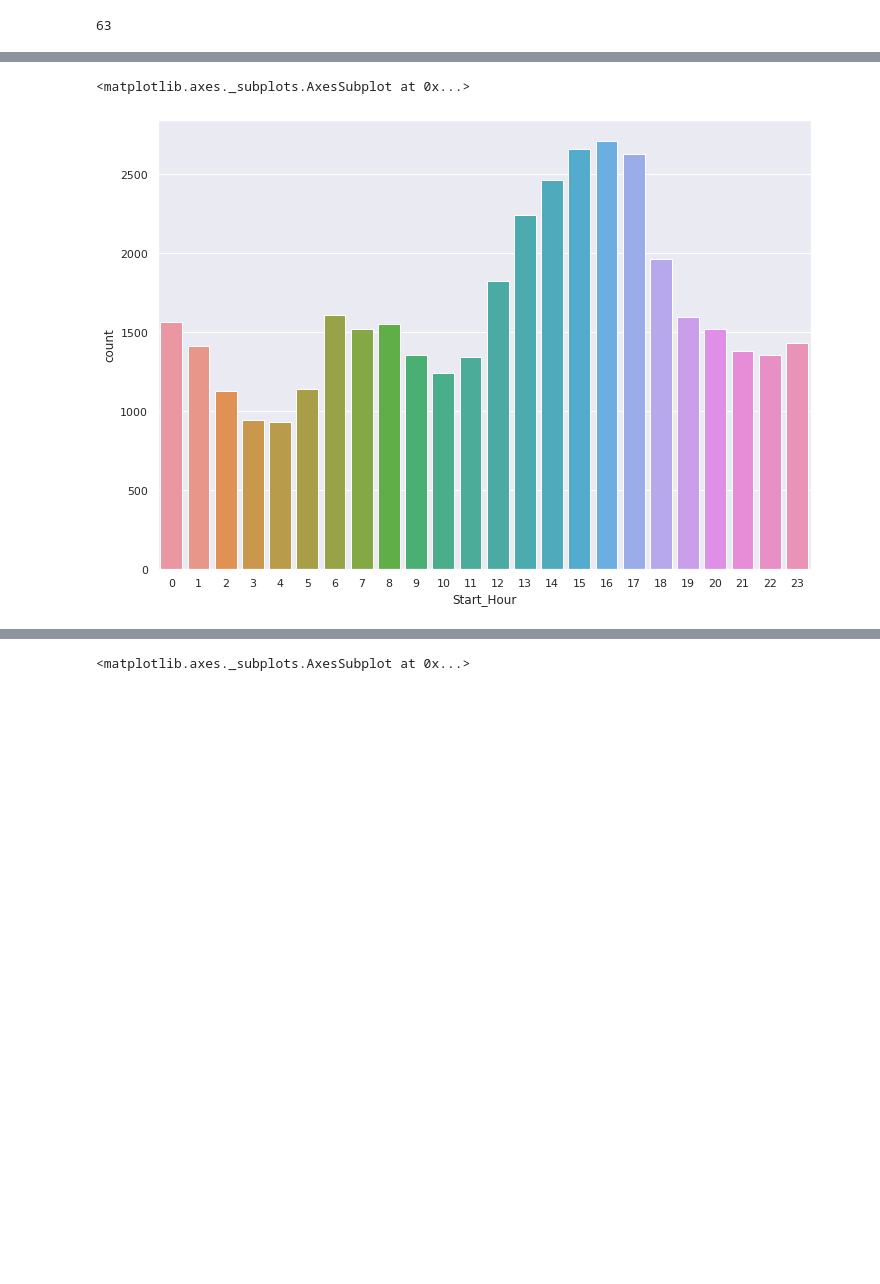
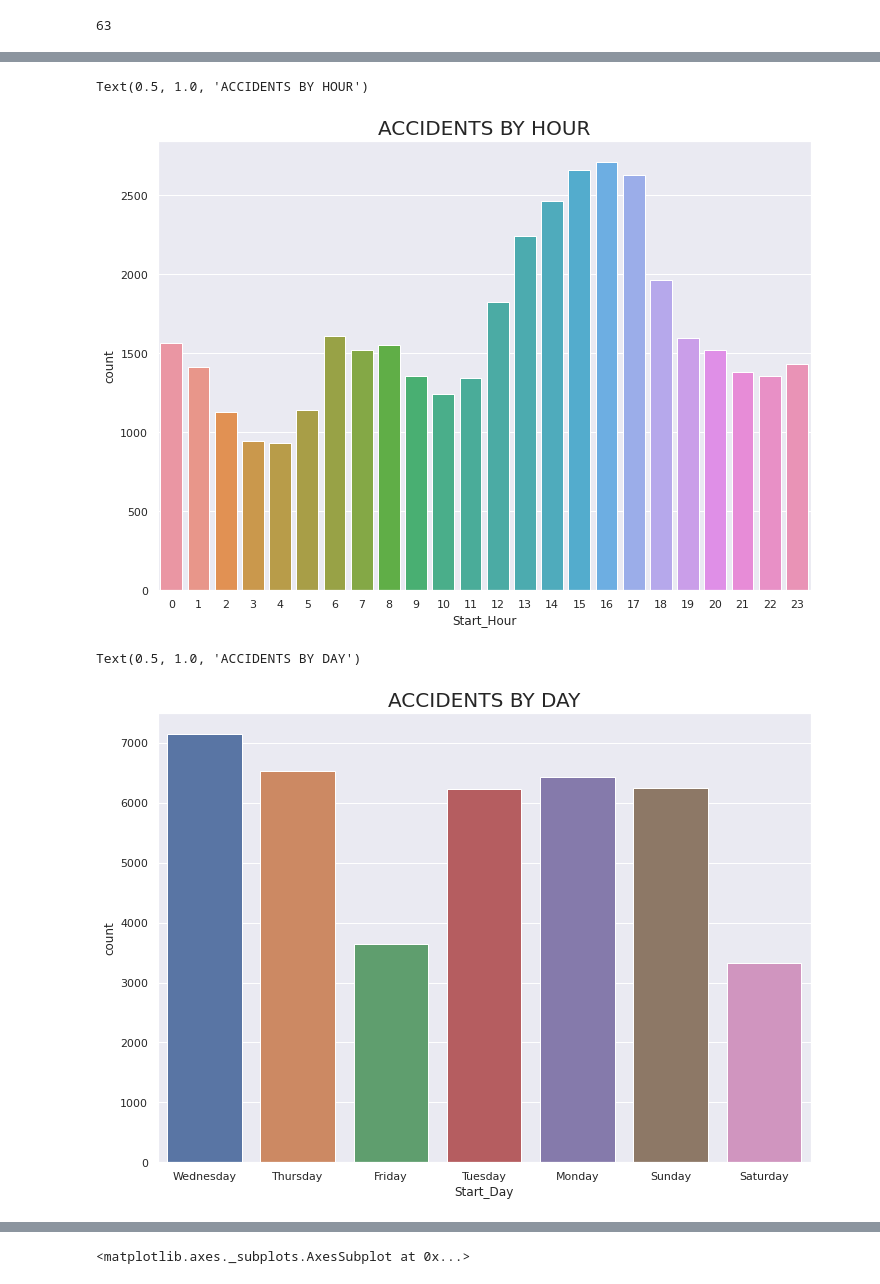
Before and after one commit to bmatore/inft6201, a Jupyter notebook: Data_Analysis_Report_Group_12.ipynb, the cells around one changed output, grey strips where cells are left out. Cells and saved outputs as stored; diff of their text form; code cells hidden in the pictures; blank space fills up the shorter version.

```diff
--- a/Data_Analysis_Report_Group_12.ipynb
+++ b/Data_Analysis_Report_Group_12.ipynb
@@ -120,5 +125,12 @@ sns.countplot(df_accidents['Start_Month'])
 # %%
 sns.countplot(df_accidents['Start_Hour'])
+plt.title("ACCIDENTS BY HOUR",fontsize=20)
 # %% [output]
-<matplotlib.axes._subplots.AxesSubplot at 0x...>
+Text(0.5, 1.0, 'ACCIDENTS BY HOUR')
-[figure, old version]
+[figure, new version]
+# %%
+sns.countplot(df_accidents['Start_Day'])
+plt.title("ACCIDENTS BY DAY",fontsize=20)
+# %% [output]
+Text(0.5, 1.0, 'ACCIDENTS BY DAY')
+[figure, added]
```
Also changed, not shown: parts of 20 cells of this notebook.
